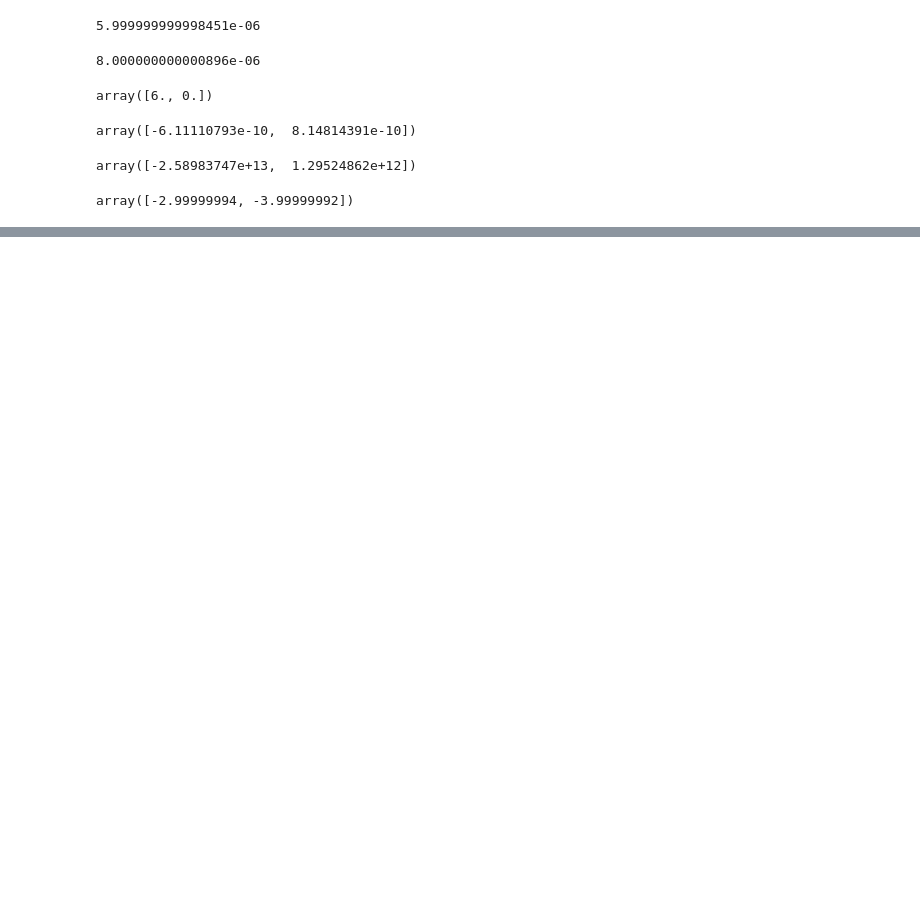
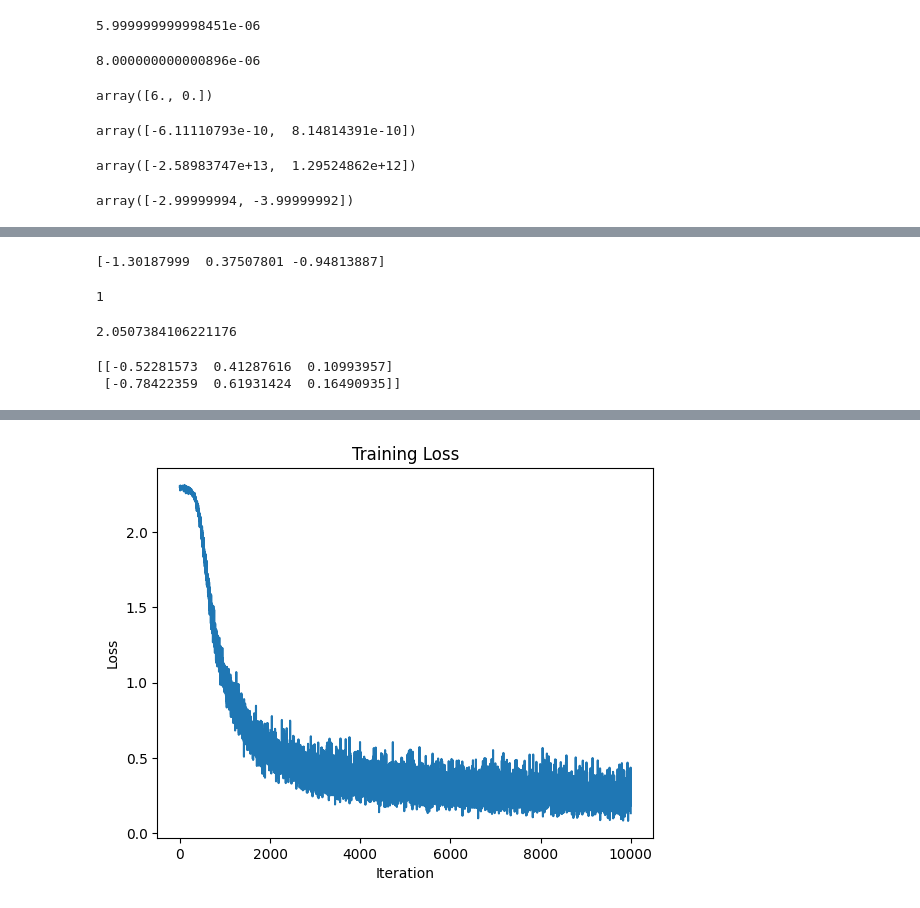
Before and after one commit to Wayne-Jan/DeepLearningFromScratch, a Jupyter notebook: ch04/try.ipynb, the cells around one changed output, grey strips where cells are left out. Drawn from its saved outputs; the diff is of its cells as text; code cells hidden in the pictures; blank space fills up the shorter version.

Commit message:
numerical gradient

```diff
--- a/ch04/try.ipynb
+++ b/ch04/try.ipynb
@@ -245,3 +245,6 @@ class simpleNet:
         loss = cross_entropy_error(y, t)
 
         return loss
+# %%
+net = simpleNet()
+print(net.W)
@@ -247,0 +254,25 @@ class simpleNet:
+# %%
+x = np.array([0.6, 0.9])
+p = net.predict(x)
+print(p)
+np.argmax(p)
+# %% [output]
+[-1.30187999  0.37507801 -0.94813887]
+1
+# %%
+t = np.array([1, 0, 0])
+net.loss(x, t)
+# %% [output]
+2.0507384106221176
+# %%
+def f(W):
+    return net.loss(x, t)
+
+dW = numerical_gradient(f, net.W)
+print(dW)
+# %% [output]
+[[-0.52281573  0.41287616  0.10993957]
+ [-0.78422359  0.61931424  0.16490935]]
+# %%
+f = lambda w: net.loss(x, t)
+dW = numerical_gradient(f, net.W)
@@ -247,0 +357,51 @@ class simpleNet:
+# %%
+import tensorflow as tf
+import numpy as np
+
+mnist = tf.keras.datasets.mnist
+
+(x_train, t_train), (x_test, t_test) = mnist.load_data()
+
+x_train = x_train / 255.0
+x_test = x_test / 255.0
+
+x_train = x_train.reshape(x_train.shape[0], -1)
+x_test = x_test.reshape(x_test.shape[0], -1)
+
+t_train = tf.keras.utils.to_categorical(t_train, num_classes=10)
+t_test = tf.keras.utils.to_categorical(t_test, num_classes=10)
+
+train_loss_list = []
+
+# hyperparameter
+iters_num = 10000
+train_size = x_train.shape[0]
+batch_size = 100
+learning_rate = 0.05
+network = TwoLayerNet(input_size=784, hidden_size=50,output_size=10)
+
+for i in range(iters_num):
+    # get mini-batch
+    batch_mask = np.random.choice(train_size, batch_size)
+    x_batch = x_train[batch_mask]
+    t_batch = t_train[batch_mask]
+
+    # grad = network.numerical_gradient(x_batch, t_batch)
+    grad = network.gradient(x_batch, t_batch)
+
+    for key in ('W1', 'b1', 'W2', 'b2'):
+        network.params[key] -= learning_rate * grad[key]
+
+    loss = network.loss(x_batch, t_batch)
+    train_loss_list.append(loss)
+
+    if i % 100 == 0:
+        print(f"iter {i}, loss {loss}")
+
+# 繪圖
+plt.plot(np.arange(iters_num), train_loss_list)
+plt.xlabel('Iteration')
+plt.ylabel('Loss')
+plt.title('Training Loss')
+plt.show()
+# %% [output]
@@ -247,0 +425 @@ class simpleNet:
+[figure, added]
```
Also changed, not shown: parts of 5 cells of this notebook.
